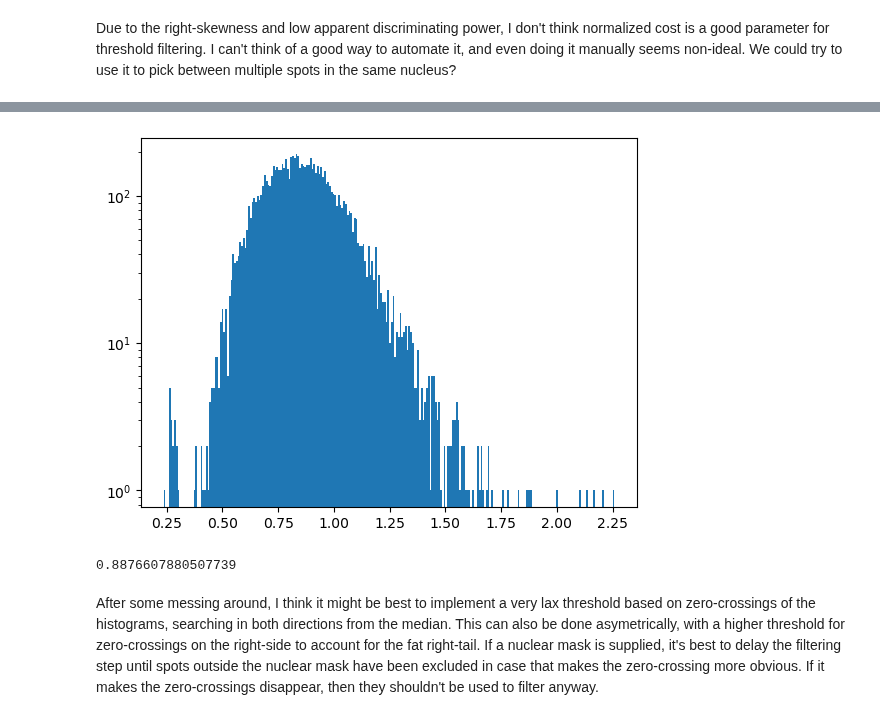
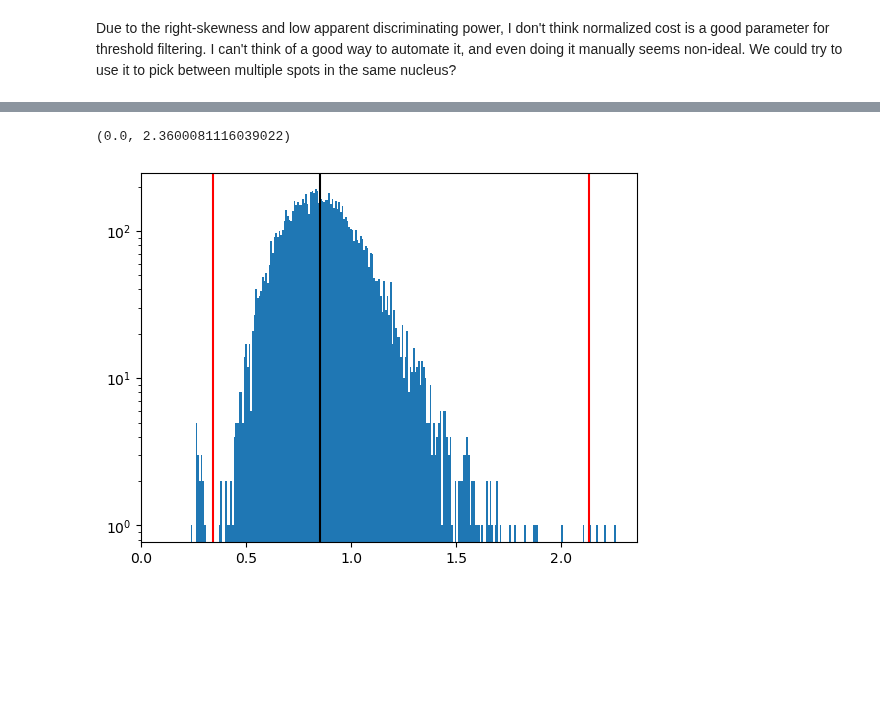
Before and after one commit to GarciaLab/transcription_pipeline, a Jupyter notebook: test.ipynb, the cells around one changed output, grey strips where cells are left out. Saved outputs shown, nothing was run; the diff lists cells and outputs as text; code cells hidden in the pictures; blank space fills up the shorter version.

Commit message:
Messed around with filtering options - can threshold off lax physical parameters for std dev and use tracking to inform further filtering.

```diff
--- a/test.ipynb
+++ b/test.ipynb
@@ -286,6 +226,15 @@ plt.axvline(x=fences[1], color="r")
 # %%
 bins_sigma_z, hist_sigma_z, plot_sigma_z = plt.hist(
     spot_dataframe["sigma_z"], bins=256, log=True
 )
+median_z = spot_dataframe["sigma_z"].median()
+
+fence_factor = 2.5
+plt.axvline(x=median_z, color="k")
+plt.axvline(x=median_z * fence_factor, color="r")
+plt.axvline(x=median_z / fence_factor, color="r")
+
+plt.xlim(0)
 # %% [output]
+(0.0, 2.3600081116039022)
-[figure, old version]
+[figure, new version]
@@ -294,6 +240,0 @@ from skimage.filters import threshold_otsu
-# %%
-threshold_otsu(spot_dataframe["sigma_z"].dropna().values)
-# %% [output]
-0.8876607880507739
-# %% [markdown]
-After some messing around, I think it might be best to implement a very lax threshold based on zero-crossings of the histograms, searching in both directions from the median. This can also be done asymetrically, with a higher threshold for zero-crossings on the right-side to account for the fat right-tail. If a nuclear mask is supplied, it's best to delay the filtering step until spots outside the nuclear mask have been excluded in case that makes the zero-crossing more obvious. If it makes the zero-crossings disappear, then they shouldn't be used to filter anyway.
```
Also changed, not shown: parts of 15 cells of this notebook, 1 other file.
